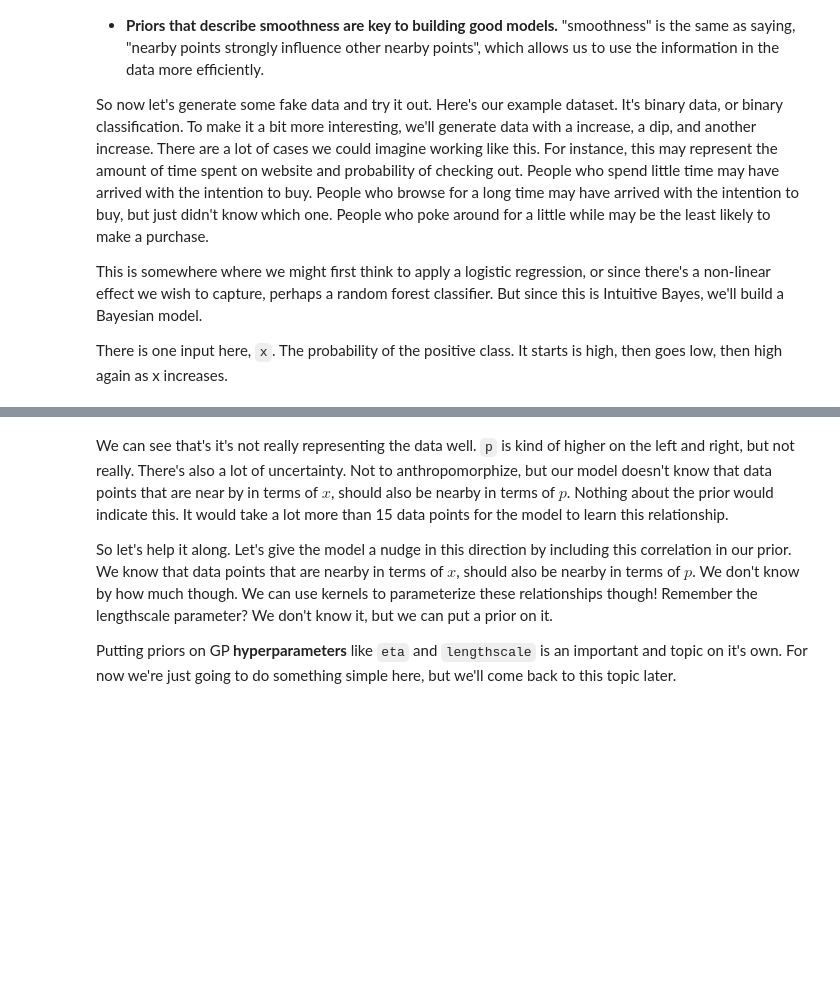
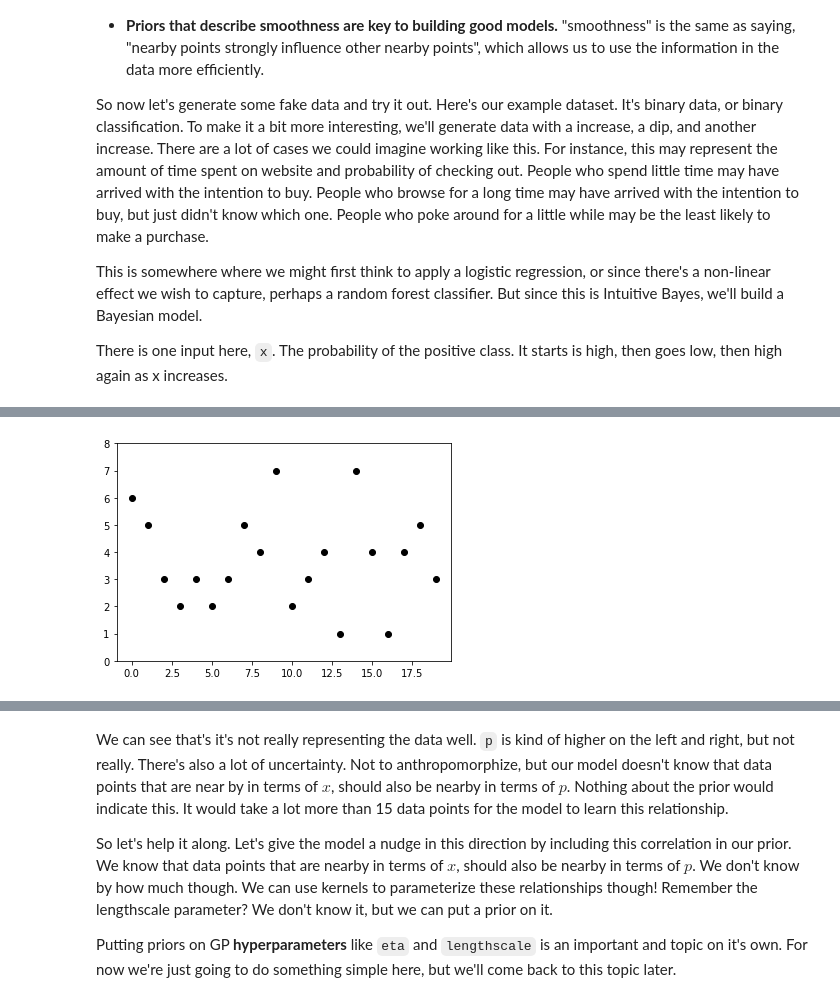
Before and after one commit to bwengals/etc, a Jupyter notebook: Lesson03_Random_Functions.ipynb, the cells around one changed output, grey strips where cells are left out. Saved outputs shown, nothing was run; the diff lists cells and outputs as text; code cells hidden in the pictures; blank space fills up the shorter version.

```diff
--- a/Lesson03_Random_Functions.ipynb
+++ b/Lesson03_Random_Functions.ipynb
@@ -380,0 +21,9 @@ There is one input here, `x`.  The probability of the positive class.  It starts
+# %%
+n_days = 20
+true_avg_sales = 4
+sales = np.random.poisson(lam=true_avg_sales, size=n_days)
+
+plt.plot(np.arange(n_days), sales, "ok");
+plt.ylim([0, max(sales) + 1]);
+# %% [output]
+[figure, added]
```
Also changed, not shown: parts of 66 cells of this notebook, 3 other files.
